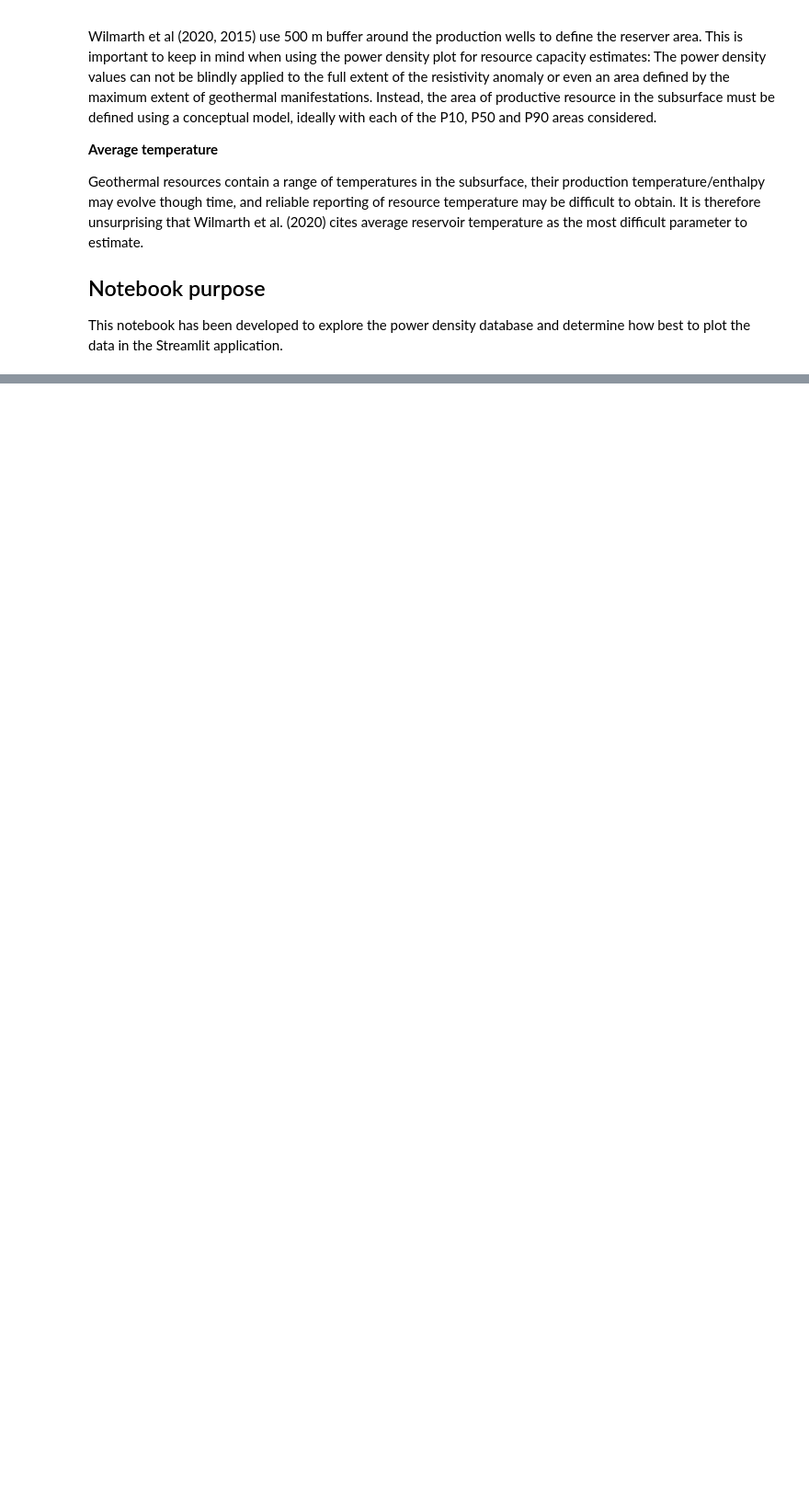
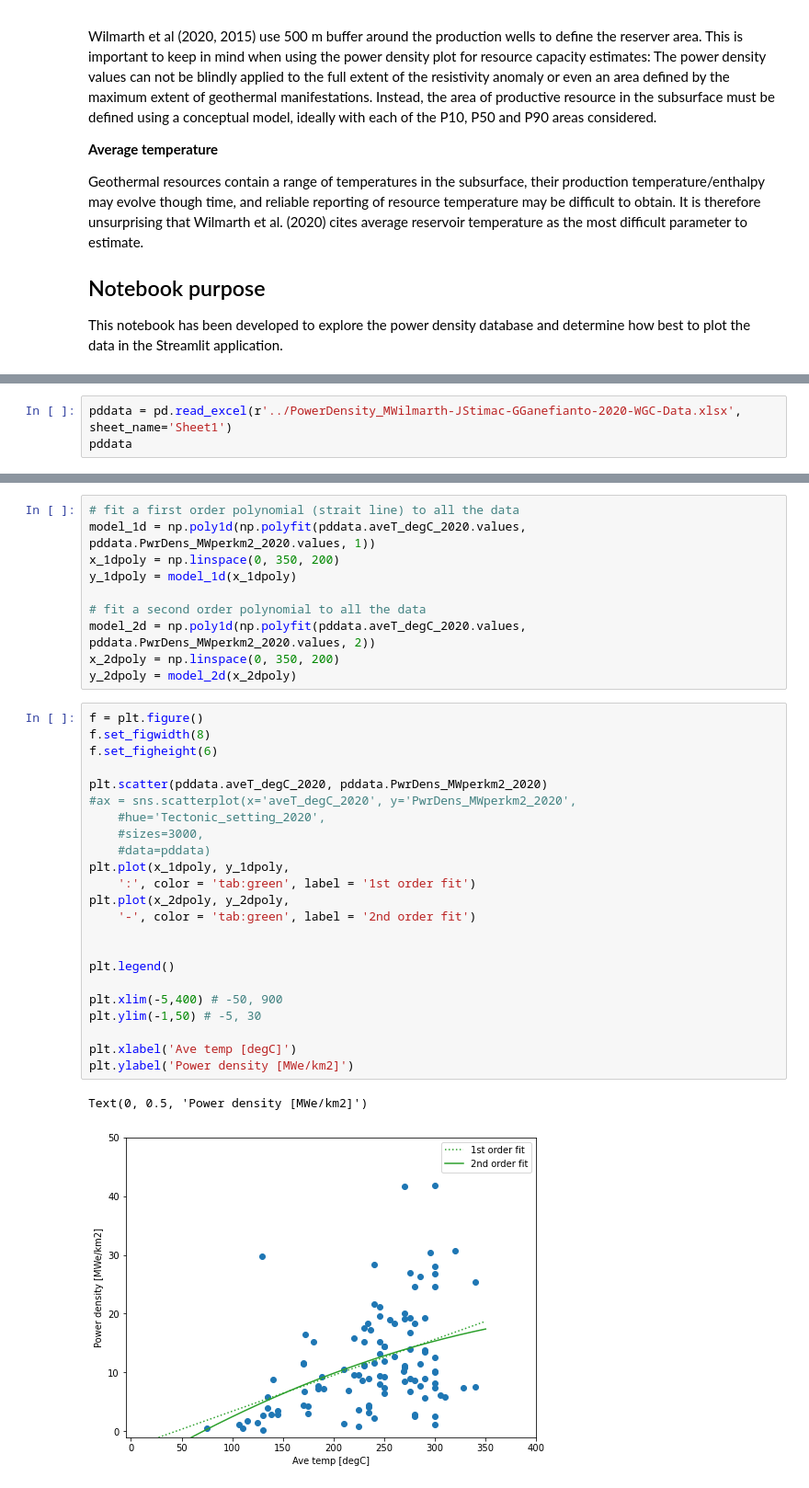
Before and after one commit to Geothermal-Resource-Capacity/Power-Density, a Jupyter notebook: notebooks/Power-density-data.ipynb, the cells around one changed output, grey strips where cells are left out. Shown at 92% size. Saved outputs shown, nothing was run; the diff lists cells and outputs as text; blank space fills up the shorter version.

Commit message:
Explore setting category data, make future work list

```diff
--- a/notebooks/Power-density-data.ipynb
+++ b/notebooks/Power-density-data.ipynb
@@ -28,0 +34,3 @@ This notebook has been developed to explore the power density database and deter
+# %%
+pddata = pd.read_excel(r'../PowerDensity_MWilmarth-JStimac-GGanefianto-2020-WGC-Data.xlsx', sheet_name='Sheet1')
+pddata
@@ -28,0 +51,36 @@ This notebook has been developed to explore the power density database and deter
+# %%
+# fit a first order polynomial (strait line) to all the data
+model_1d = np.poly1d(np.polyfit(pddata.aveT_degC_2020.values, pddata.PwrDens_MWperkm2_2020.values, 1))
+x_1dpoly = np.linspace(0, 350, 200)
+y_1dpoly = model_1d(x_1dpoly)
+
+# fit a second order polynomial to all the data
+model_2d = np.poly1d(np.polyfit(pddata.aveT_degC_2020.values, pddata.PwrDens_MWperkm2_2020.values, 2))
+x_2dpoly = np.linspace(0, 350, 200)
+y_2dpoly = model_2d(x_2dpoly)
+# %%
+f = plt.figure()
+f.set_figwidth(8)
+f.set_figheight(6)
+
+plt.scatter(pddata.aveT_degC_2020, pddata.PwrDens_MWperkm2_2020)
+#ax = sns.scatterplot(x='aveT_degC_2020', y='PwrDens_MWperkm2_2020',
+    #hue='Tectonic_setting_2020',
+    #sizes=3000,
+    #data=pddata)
+plt.plot(x_1dpoly, y_1dpoly,
+    ':', color = 'tab:green', label = '1st order fit')
+plt.plot(x_2dpoly, y_2dpoly,
+    '-', color = 'tab:green', label = '2nd order fit')
+
+
+plt.legend()
+
+plt.xlim(-5,400) # -50, 900
+plt.ylim(-1,50) # -5, 30
+
+plt.xlabel('Ave temp [degC]')
+plt.ylabel('Power density [MWe/km2]')
+# %% [output]
+Text(0, 0.5, 'Power density [MWe/km2]')
+[figure, added]
```
Also changed, not shown: parts of 3 cells of this notebook.
